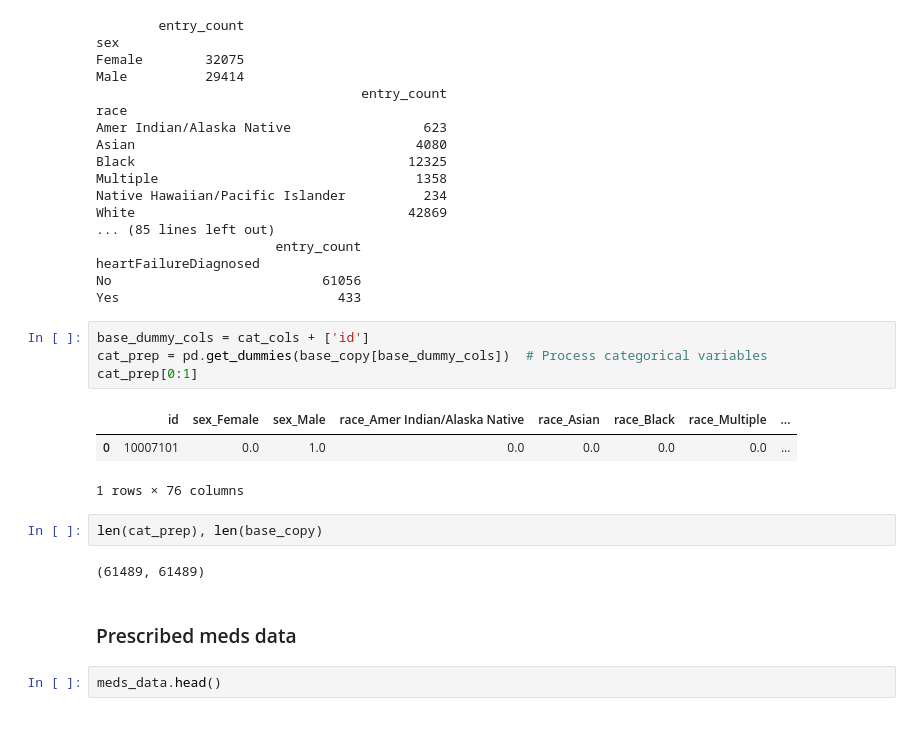
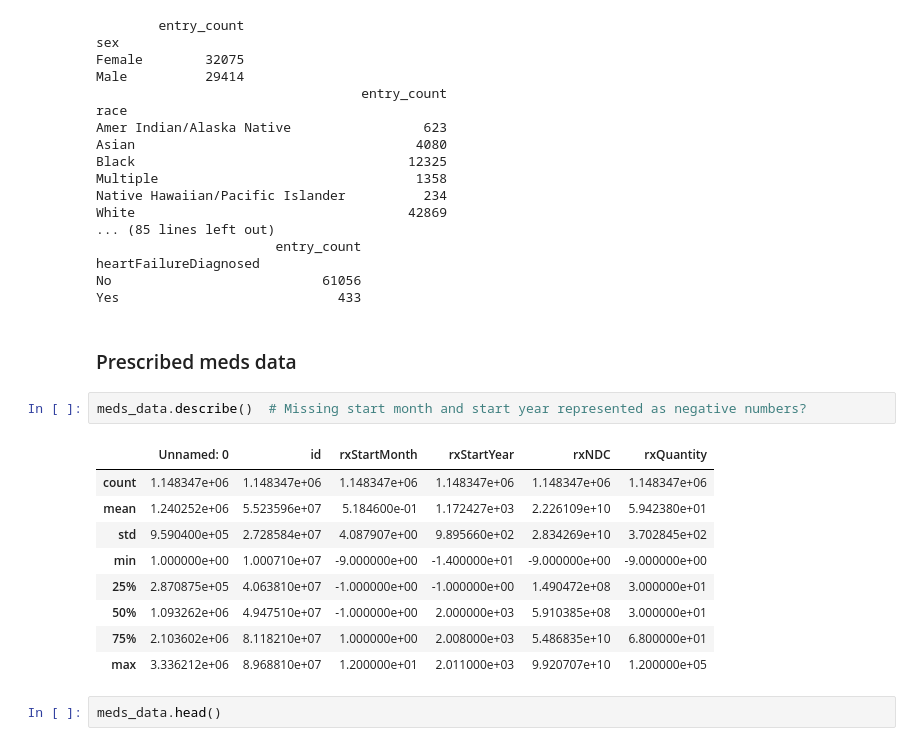
Before and after one commit to autumnchimes/medpred, a Jupyter notebook: Diseases.ipynb, the cells around one changed output. Saved outputs shown, nothing was run; the diff lists cells and outputs as text.

```diff
--- a/Diseases.ipynb
+++ b/Diseases.ipynb
@@ -111,20 +116,20 @@ White                                   42869
 heartFailureDiagnosed
 No                           61056
 Yes                            433
-# %%
-base_dummy_cols = cat_cols + ['id']
-cat_prep = pd.get_dummies(base_copy[base_dummy_cols])  # Process categorical variables
-cat_prep[0:1]
-# %% [output]
-|  | id | sex_Female | sex_Male | race_Amer Indian/Alaska Native | race_Asian | race_Black | race_Multiple | ... |
-| 0 | 10007101 | 0.0 | 1.0 | 0.0 | 0.0 | 0.0 | 0.0 | ... |
-1 rows × 76 columns
-# %%
-len(cat_prep), len(base_copy)
-# %% [output]
-(61489, 61489)
 # %% [markdown]
 <h3>Prescribed meds data</h3>
+# %%
+meds_data.describe()  # Missing start month and start year represented as negative numbers?
+# %% [output]
+|  | Unnamed: 0 | id | rxStartMonth | rxStartYear | rxNDC | rxQuantity |
+| count | 1.148347e+06 | 1.148347e+06 | 1.148347e+06 | 1.148347e+06 | 1.148347e+06 | 1.148347e+06 |
+| mean | 1.240252e+06 | 5.523596e+07 | 5.184600e-01 | 1.172427e+03 | 2.226109e+10 | 5.942380e+01 |
+| std | 9.590400e+05 | 2.728584e+07 | 4.087907e+00 | 9.895660e+02 | 2.834269e+10 | 3.702845e+02 |
+| min | 1.000000e+00 | 1.000710e+07 | -9.000000e+00 | -1.400000e+01 | -9.000000e+00 | -9.000000e+00 |
+| 25% | 2.870875e+05 | 4.063810e+07 | -1.000000e+00 | -1.000000e+00 | 1.490472e+08 | 3.000000e+01 |
+| 50% | 1.093262e+06 | 4.947510e+07 | -1.000000e+00 | 2.000000e+03 | 5.910385e+08 | 3.000000e+01 |
+| 75% | 2.103602e+06 | 8.118210e+07 | 1.000000e+00 | 2.008000e+03 | 5.486835e+10 | 6.800000e+01 |
+| max | 3.336212e+06 | 8.968810e+07 | 1.200000e+01 | 2.011000e+03 | 9.920707e+10 | 1.200000e+05 |
 # %%
 meds_data.head()
 # %% [output]
```
Also changed, not shown: parts of 94 cells of this notebook, 5 other files.
